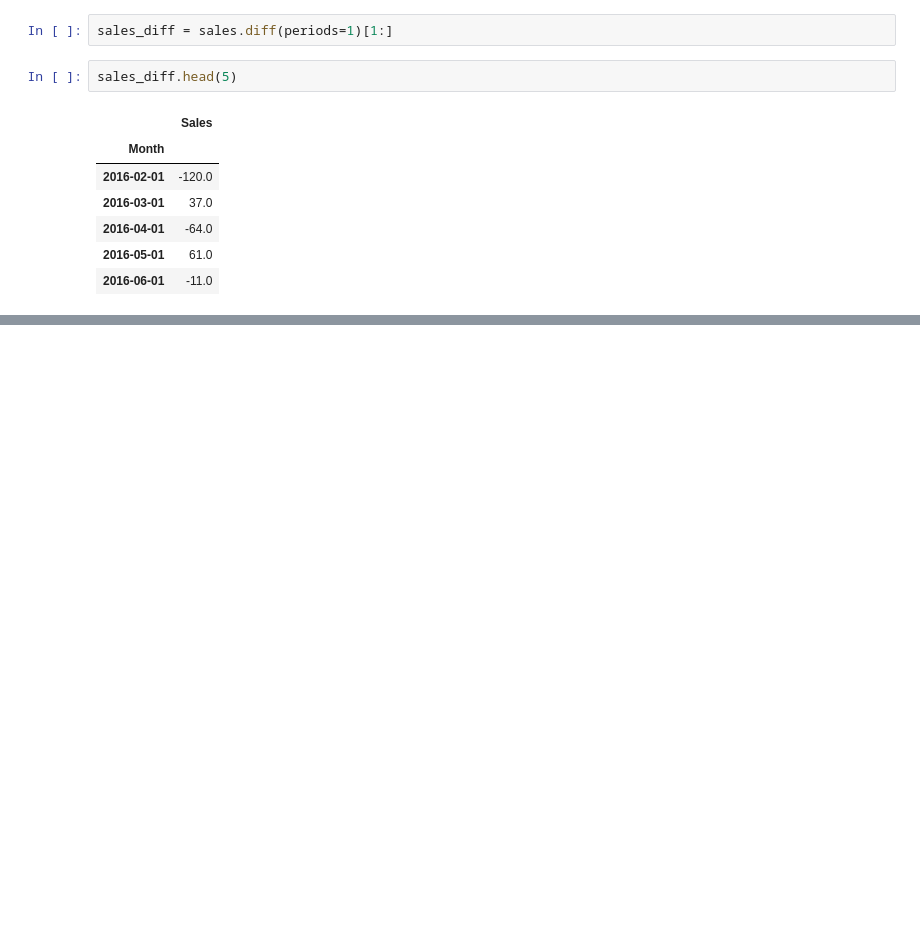
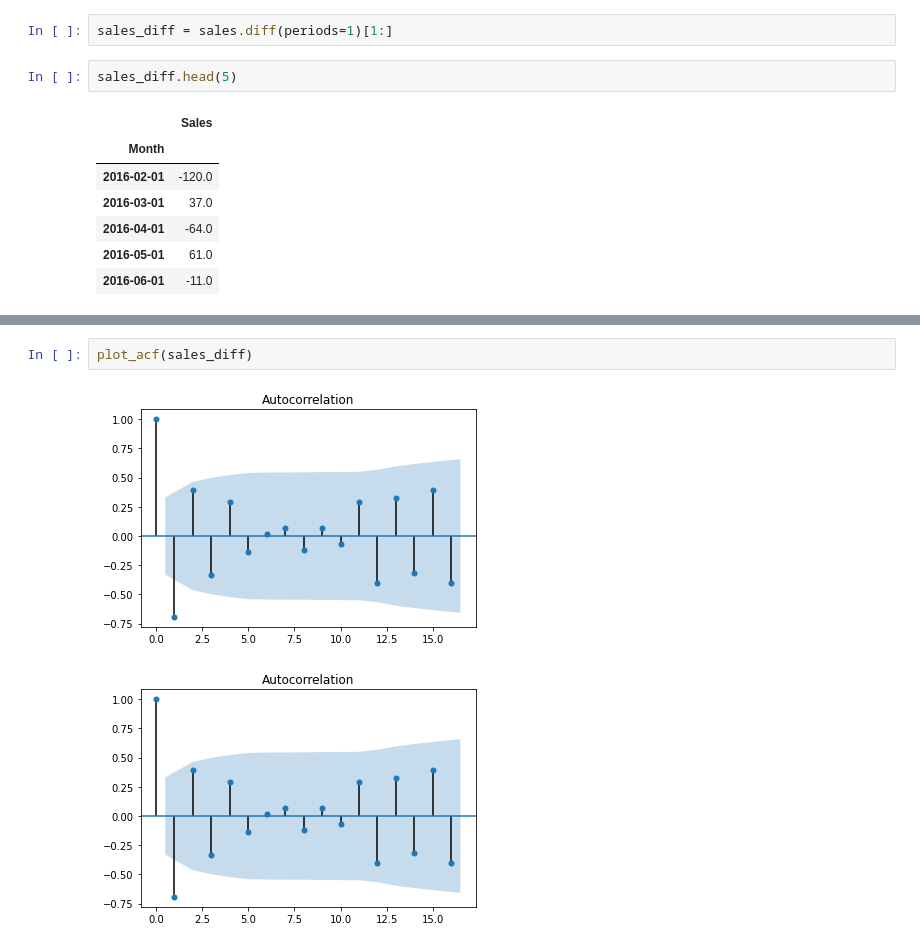
Before and after one commit to rnsandeep/time_series, a Jupyter notebook: car_sales.ipynb, the cells around one changed output, grey strips where cells are left out. Drawn from its saved outputs; the diff is of its cells as text; blank space fills up the shorter version.

```diff
--- a/car_sales.ipynb
+++ b/car_sales.ipynb
@@ -60,0 +53,5 @@ Successfully installed patsy-0.5.1 statsmodels-0.11.1
+# %%
+plot_acf(sales_diff)
+# %% [output]
+[figure, added]
+[figure, added]
```
Also changed, not shown: parts of 30 cells of this notebook, 1 other file.
